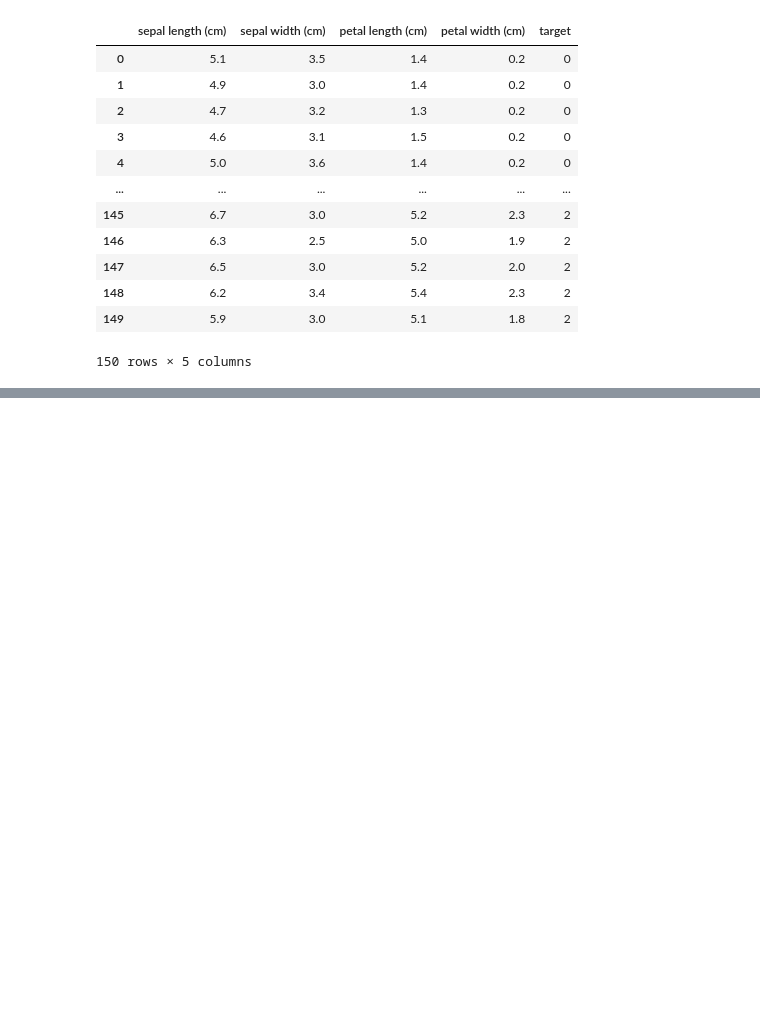
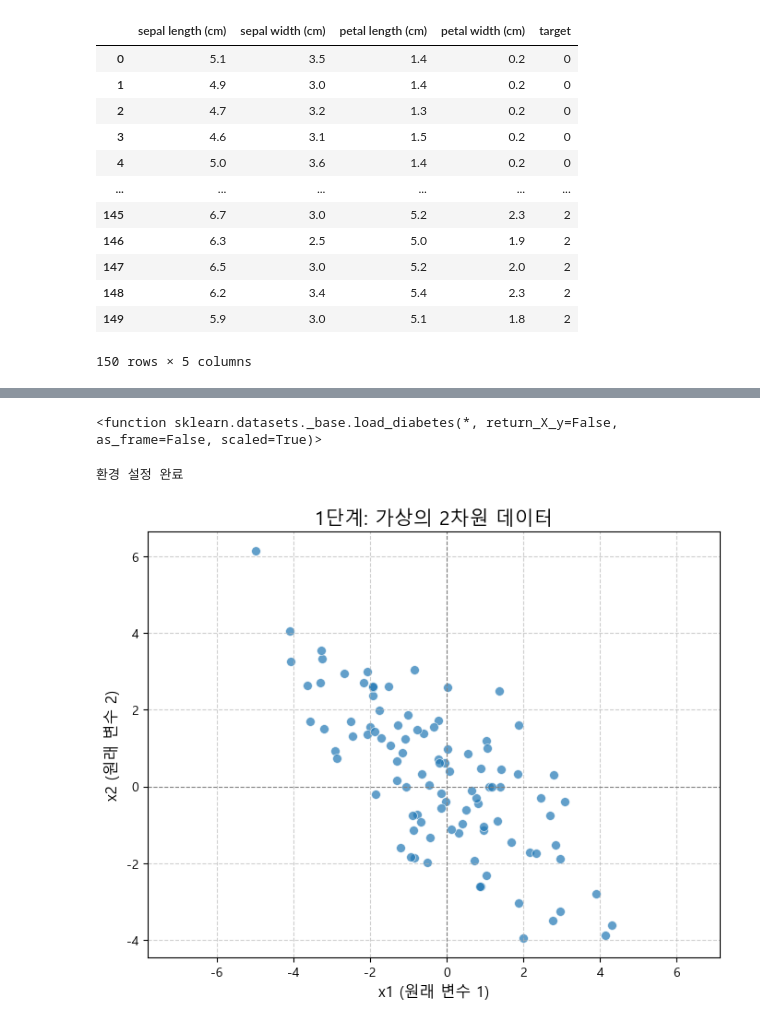
Before and after one commit to djdjdjdfh1/python_basic, a Jupyter notebook: marchine-learning/ml_pca.ipynb, the cells around one changed output, grey strips where cells are left out. Drawn from its saved outputs; the diff is of its cells as text; code cells hidden in the pictures; blank space fills up the shorter version.

```diff
--- a/marchine-learning/ml_pca.ipynb
+++ b/marchine-learning/ml_pca.ipynb
@@ -61,0 +121,68 @@ df
+# %%
+from sklearn import datasets
+from sklearn.ensemble import RandomForestRegressor
+# 데이터셋  예측
+datasets.load_diabetes
+# 1. 적절한 데이터 전처리
+# 2 모델을 적용해서 score 를 확인
+
+##############################################################
+# 1. 적절한 데이터 전처리데이터를 가지고 PCA로 주성분을 적당한 개수로 설정해서 데이터를 변환해서
+# 2 모델을 적용해서 score 를 확인
+# %% [output]
+<function sklearn.datasets._base.load_diabetes(*, return_X_y=False, as_frame=False, scaled=True)>
+# %%
+import numpy as np
+import pandas as pd
+import matplotlib.pyplot as plt
+import seaborn as sns
+from sklearn.preprocessing import StandardScaler
+from sklearn.decomposition import PCA
+
+# 한글 폰트 설정 (Mac/Linux/Windows 환경에 따라 적절히 수정)
+# plt.rcParams['font.family'] = 'Malgun Gothic' # Windows
+# plt.rcParams['axes.unicode_minus'] = False # 마이너스 폰트 깨짐 방지
+# plt.rcParams['font.family'] = 'AppleGothic' # Mac
+# plt.rcParams['axes.unicode_minus'] = False # 마이너스 폰트 깨짐 방지
+
+# 또는 다음 코드를 사용하여 설치된 폰트를 확인하고 설정
+try:
+    plt.rcParams['font.family'] = 'Malgun Gothic'
+    plt.rcParams['axes.unicode_minus'] = False
+except:
+    pass
+
+print("환경 설정 완료")
+# %% [output]
+환경 설정 완료
+# %%
+# 1. 가상의 2차원 데이터 생성
+np.random.seed(42) # 재현성을 위해 시드 고정
+
+# x1과 x2가 양의 상관관계를 가지도록 데이터를 만듭니다.
+# 마치 x1과 x2가 모두 증가하는 경향이 있는 데이터처럼 보이게 합니다.
+x = np.random.normal(loc=[0, 0], scale=[3, 1], size=(100, 2))
+# 첫 번째 차원의 스케일을 더 크게 하여 더 큰 분산을 가지게 합니다.
+# 그리고 회전시켜서 이미지와 같은 타원형 분포를 만듭니다.
+theta = np.pi / 4 # 45도 회전
+rotation_matrix = np.array([
+    [np.cos(theta), -np.sin(theta)],
+    [np.sin(theta),  np.cos(theta)]
+])
+data = x @ rotation_matrix
+
+# 데이터프레임으로 변환하여 관리하기 쉽게 합니다.
+df = pd.DataFrame(data, columns=['x1', 'x2'])
+
+plt.figure(figsize=(8, 6))
+sns.scatterplot(x='x1', y='x2', data=df, s=50, alpha=0.7)
+plt.title('1단계: 가상의 2차원 데이터', fontsize=15)
+plt.xlabel('x1 (원래 변수 1)', fontsize=12)
+plt.ylabel('x2 (원래 변수 2)', fontsize=12)
+plt.axvline(0, color='gray', linestyle='--', linewidth=0.8)
+plt.axhline(0, color='gray', linestyle='--', linewidth=0.8)
+plt.grid(True, linestyle='--', alpha=0.6)
+plt.axis('equal') # x, y축 스케일을 동일하게 하여 왜곡 없이 보이게 함
+plt.show()
+# %% [output]
+[figure, added]
```
Also changed, not shown: parts of 17 cells of this notebook, 1 other file.
